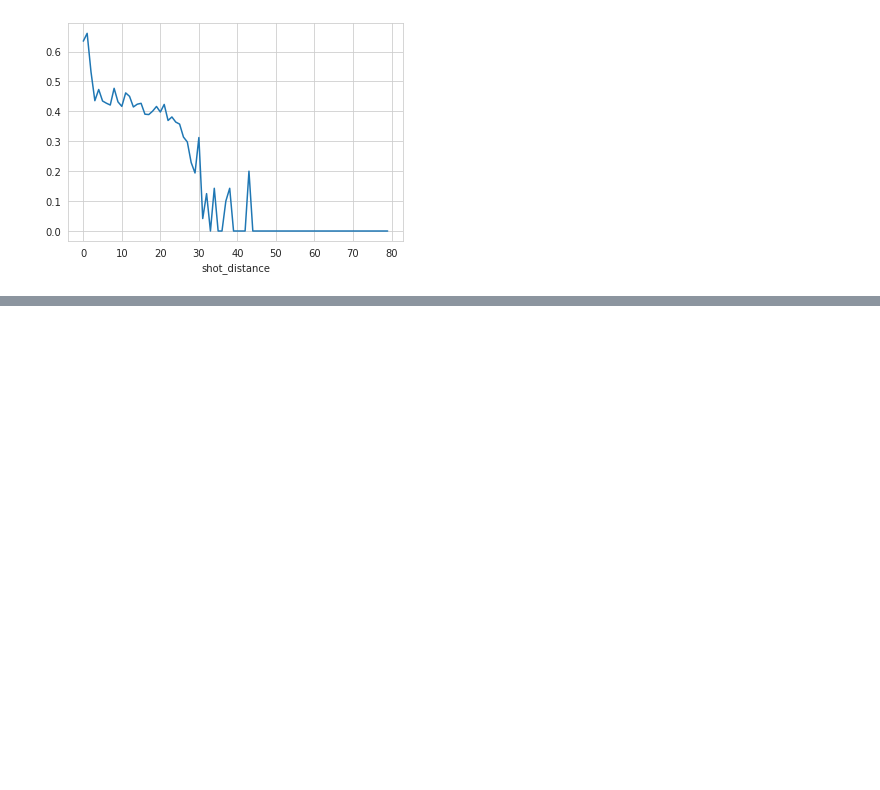
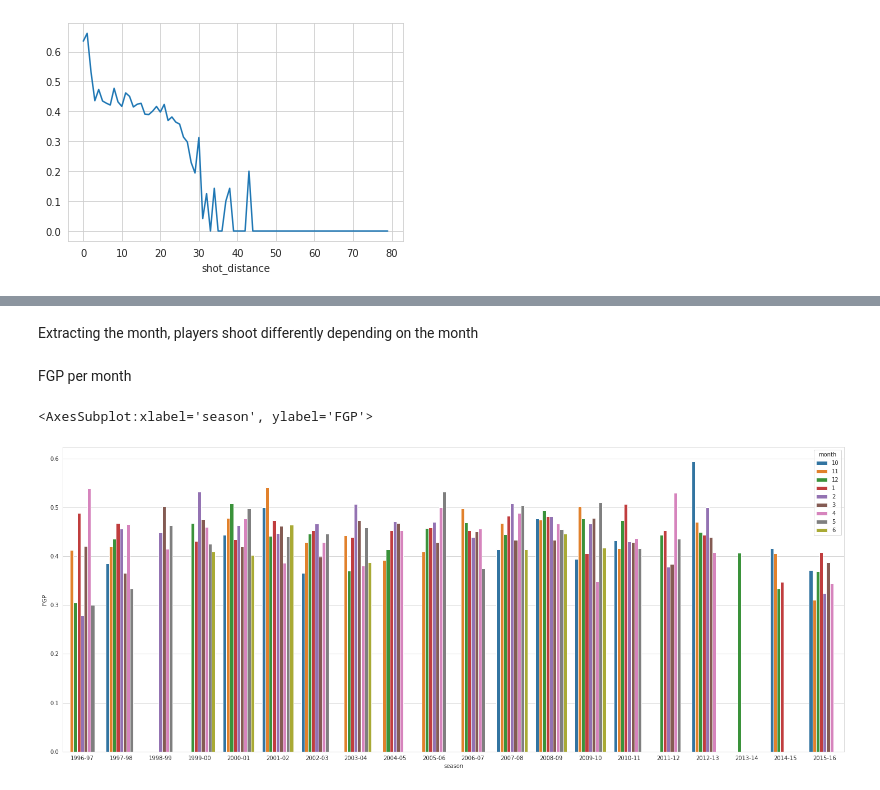
Before and after one commit to mitirmizi/koby-bryant-shot-selection, a Jupyter notebook: filip_eda.ipynb, the cells around one changed output, grey strips where cells are left out. Saved outputs shown, nothing was run; the diff lists cells and outputs as text; code cells hidden in the pictures; blank space fills up the shorter version.

```diff
--- a/filip_eda.ipynb
+++ b/filip_eda.ipynb
@@ -311,0 +337,2 @@ df.groupby('shot_distance')['shot_made_flag'].mean().plot(kind='line')
+# %% [markdown]
+Extracting the month, players shoot differently depending on the month
@@ -311,0 +364,9 @@ df.groupby('shot_distance')['shot_made_flag'].mean().plot(kind='line')
+# %% [markdown]
+FGP per month
+# %%
+plt.figure(figsize=(25,10))
+df_fgp = df.groupby(['season', 'month'])['FGP'].mean().reset_index(name='FGP')
+sns.barplot(data=df_fgp, x='season', y='FGP', hue='month',ci=None, hue_order=[10,11,12,1,2,3,4,5,6])
+# %% [output]
+<AxesSubplot:xlabel='season', ylabel='FGP'>
+[figure, added]
```
Also changed, not shown: parts of 14 cells of this notebook.
